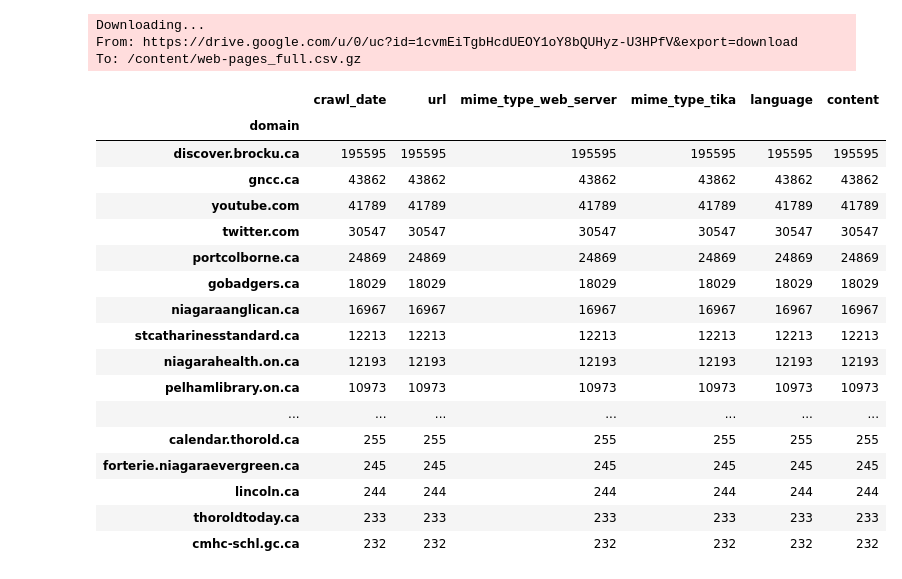
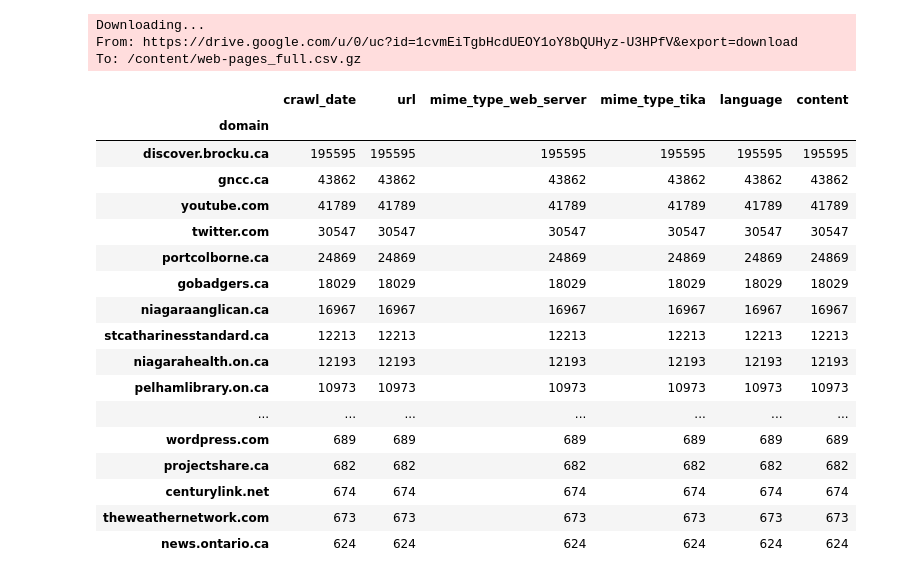
Before and after one commit to BrockDSL/Analyzing_Web_Archives, a Jupyter notebook: Prep_Muni_Data.ipynb, the cells around one changed output. Drawn from its saved outputs; the diff is of its cells as text; code cells hidden in the pictures.

```diff
--- a/Prep_Muni_Data.ipynb
+++ b/Prep_Muni_Data.ipynb
@@ -29,26 +38,26 @@ archive_text = pd.read_csv("web-pages_full.csv")
 archive_text['crawl_date']= pd.to_datetime(archive_text['crawl_date'],format='%Y%m%d')
 archive_text = archive_text[archive_text['language'] =='en']
 # %%
-archive_text.groupby(["domain"]).count().sort_values(by="crawl_date", ascending=False)[0:100]
+archive_text.groupby(["domain"]).count().sort_values(by="crawl_date", ascending=False)[0:50]
 # %% [output]
 |  | crawl_date | url | mime_type_web_server | mime_type_tika | language | content |
 | domain |  |  |  |  |  |  |
 | discover.brocku.ca | 195595 | 195595 | 195595 | 195595 | 195595 | 195595 |
 | gncc.ca | 43862 | 43862 | 43862 | 43862 | 43862 | 43862 |
 | youtube.com | 41789 | 41789 | 41789 | 41789 | 41789 | 41789 |
 | twitter.com | 30547 | 30547 | 30547 | 30547 | 30547 | 30547 |
 | portcolborne.ca | 24869 | 24869 | 24869 | 24869 | 24869 | 24869 |
 | gobadgers.ca | 18029 | 18029 | 18029 | 18029 | 18029 | 18029 |
 | niagaraanglican.ca | 16967 | 16967 | 16967 | 16967 | 16967 | 16967 |
 | stcatharinesstandard.ca | 12213 | 12213 | 12213 | 12213 | 12213 | 12213 |
 | niagarahealth.on.ca | 12193 | 12193 | 12193 | 12193 | 12193 | 12193 |
 | pelhamlibrary.on.ca | 10973 | 10973 | 10973 | 10973 | 10973 | 10973 |
 | ... | ... | ... | ... | ... | ... | ... |
-| calendar.thorold.ca | 255 | 255 | 255 | 255 | 255 | 255 |
-| forterie.niagaraevergreen.ca | 245 | 245 | 245 | 245 | 245 | 245 |
-| lincoln.ca | 244 | 244 | 244 | 244 | 244 | 244 |
-| thoroldtoday.ca | 233 | 233 | 233 | 233 | 233 | 233 |
-| cmhc-schl.gc.ca | 232 | 232 | 232 | 232 | 232 | 232 |
+| wordpress.com | 689 | 689 | 689 | 689 | 689 | 689 |
+| projectshare.ca | 682 | 682 | 682 | 682 | 682 | 682 |
+| centurylink.net | 674 | 674 | 674 | 674 | 674 | 674 |
+| theweathernetwork.com | 673 | 673 | 673 | 673 | 673 | 673 |
+| news.ontario.ca | 624 | 624 | 624 | 624 | 624 | 624 |
 # %%
 #Municiple domains into a specific dataframe
 
```
Also changed, not shown: parts of 6 cells of this notebook.
